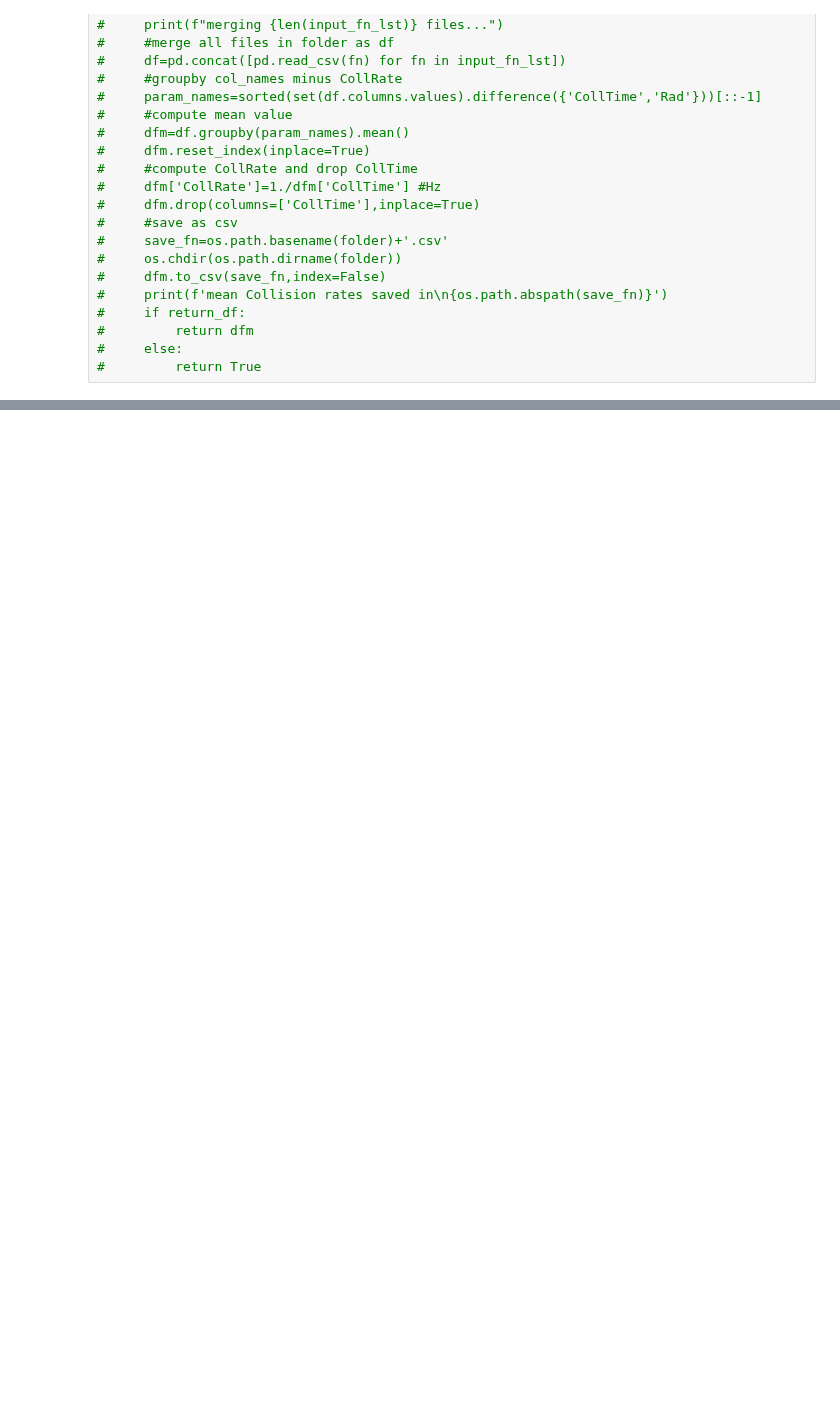
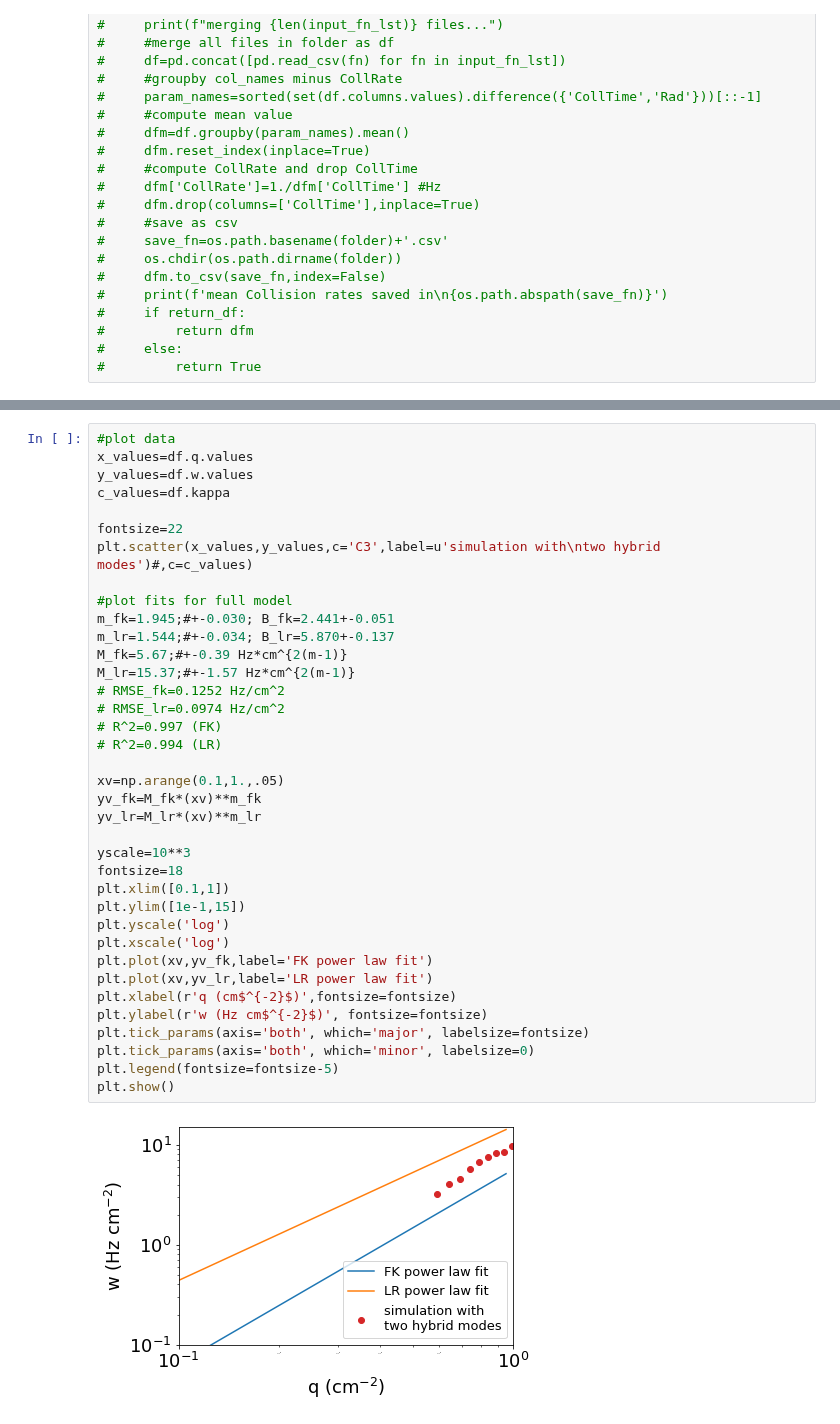
Before and after one commit to timtyree/bgmc, a Jupyter notebook: python/dev data parsing.ipynb, the cells around one changed output, grey strips where cells are left out. Drawn from its saved outputs; the diff is of its cells as text; blank space fills up the shorter version.

```diff
--- a/python/dev data parsing.ipynb
+++ b/python/dev data parsing.ipynb
@@ -875,0 +975,39 @@ print(f"R^2={Rsq:.3f}")
+# %%
+#plot data
+x_values=df.q.values
+y_values=df.w.values
+c_values=df.kappa
+
+fontsize=22
+plt.scatter(x_values,y_values,c='C3',label=u'simulation with\ntwo hybrid modes')#,c=c_values)
+
+#plot fits for full model
+m_fk=1.945;#+-0.030; B_fk=2.441+-0.051
+m_lr=1.544;#+-0.034; B_lr=5.870+-0.137
+M_fk=5.67;#+-0.39 Hz*cm^{2(m-1)}
+M_lr=15.37;#+-1.57 Hz*cm^{2(m-1)}
+# RMSE_fk=0.1252 Hz/cm^2
+# RMSE_lr=0.0974 Hz/cm^2
+# R^2=0.997 (FK)
+# R^2=0.994 (LR)
+
+xv=np.arange(0.1,1.,.05)
+yv_fk=M_fk*(xv)**m_fk
+yv_lr=M_lr*(xv)**m_lr
+
+yscale=10**3
+fontsize=18
+plt.xlim([0.1,1])
+plt.ylim([1e-1,15])
+plt.yscale('log')
+plt.xscale('log')
+plt.plot(xv,yv_fk,label='FK power law fit')
+plt.plot(xv,yv_lr,label='LR power law fit')
+plt.xlabel(r'q (cm$^{-2}$)',fontsize=fontsize)
+plt.ylabel(r'w (Hz cm$^{-2}$)', fontsize=fontsize)
+plt.tick_params(axis='both', which='major', labelsize=fontsize)
+plt.tick_params(axis='both', which='minor', labelsize=0)
+plt.legend(fontsize=fontsize-5)
+plt.show()
+# %% [output]
+[figure, added]
```
Also changed, not shown: parts of 22 cells of this notebook, 6 other files.
